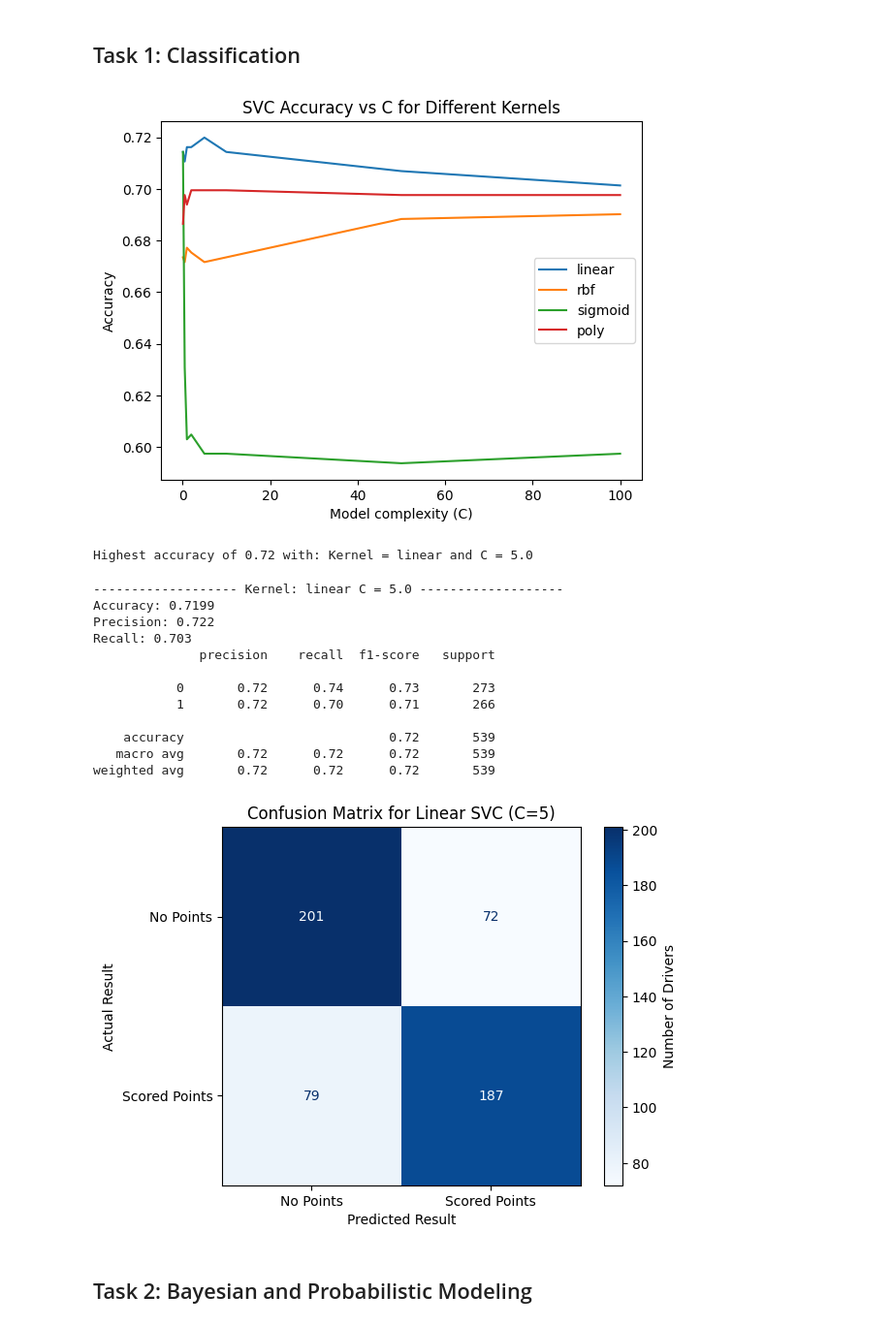
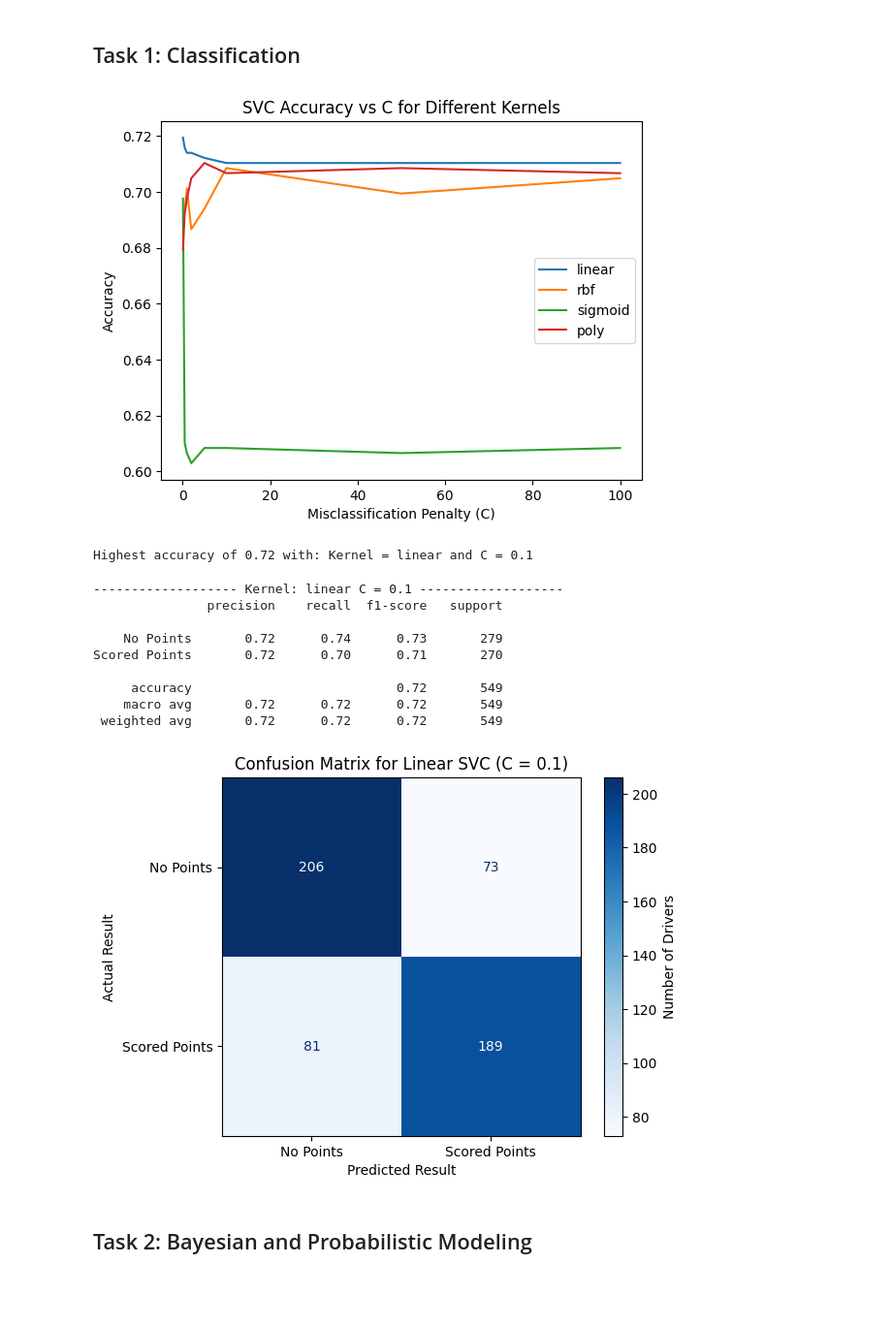
Before and after one commit to simengaasland/MOD550-F1-Project, a Jupyter notebook: MOD550-task3/task3_notebook.ipynb, the cells around one changed output. Shown at 97% size. Saved outputs shown, nothing was run; the diff lists cells and outputs as text; code cells hidden in the pictures; blank space fills up the shorter version.

```diff
--- a/MOD550-task3/task3_notebook.ipynb
+++ b/MOD550-task3/task3_notebook.ipynb
@@ -19,7 +23,7 @@ r_seed = np.random.seed(18) #My lucky number
 # %% [markdown]
 ### Collect data
 # %%
-data = pd.read_csv('F1_data.csv')
+data = pd.read_csv('F1_data_new.csv')
 # %% [markdown]
 ## Task 1: Classification
 # %%
@@ -81,7 +85,7 @@ plt.ylabel('Accuracy')
 plt.xlabel('Misclassification Penalty (C)')
 plt.show()
 # %% [output]
-[figure, old version]
+[figure, new version]
 # %%
 # Find best result overall
 best_row = df_for_plotting.loc[df_for_plotting['Accuracy'].idxmax()]
@@ -91,7 +95,7 @@ best_kernel = best_row['Kernel']
 
 print(f'Highest accuracy of {best_acc:.2f} with: Kernel = {best_kernel} and C = {best_c} ')
 # %% [output]
-Highest accuracy of 0.72 with: Kernel = linear and C = 5.0
+Highest accuracy of 0.72 with: Kernel = linear and C = 0.1
 # %%
 #Training model with "best" values
 model = svm.SVC(kernel = best_kernel, C = best_c)
@@ -99,35 +103,29 @@ model.fit(X_train, y_train)
 y_pred = model.predict(X_test)
 
 print(f"------------------- Kernel: {best_kernel} C = {best_c} -------------------")
-print("Accuracy:", round(accuracy_score(y_test, y_pred),4))
-print("Precision:", round(precision_score(y_test, y_pred),4))
-print("Recall:", round(recall_score(y_test, y_pred),4))
-print(classification_report(y_test, y_pred))
+print(classification_report(y_test, y_pred, target_names=["No Points", "Scored Points"]))
 # %% [output]
-------------------- Kernel: linear C = 5.0 -------------------
-Accuracy: 0.7199
-Precision: 0.722
-Recall: 0.703
-              precision    recall  f1-score   support
+------------------- Kernel: linear C = 0.1 -------------------
+               precision    recall  f1-score   support
 
-           0       0.72      0.74      0.73       273
-           1       0.72      0.70      0.71       266
+    No Points       0.72      0.74      0.73       279
+Scored Points       0.72      0.70      0.71       270
 
-    accuracy                           0.72       539
-   macro avg       0.72      0.72      0.72       539
-weighted avg       0.72      0.72      0.72       539
+     accuracy                           0.72       549
+    macro avg       0.72      0.72      0.72       549
+ weighted avg       0.72      0.72      0.72       549
 # %%
 cm = confusion_matrix(y_test, y_pred)
 disp = ConfusionMatrixDisplay(confusion_matrix=cm, display_labels=["No Points", "Scored Points"])
 disp.plot(cmap="Blues")
-plt.title("Confusion Matrix for Linear SVC (C=5)")
+plt.title(f"Confusion Matrix for Linear SVC (C = {best_c})")
 plt.xlabel("Predicted Result")
 plt.ylabel("Actual Result")
 cbar = disp.ax_.images[-1].colorbar
 cbar.set_label("Number of Drivers")
 plt.show()
 # %% [output]
-[figure, old version]
+[figure, new version]
 # %% [markdown]
 ## Task 2: Bayesian and Probabilistic Modeling
 # %% [markdown]
```
Also changed, not shown: parts of 6 cells of this notebook.
